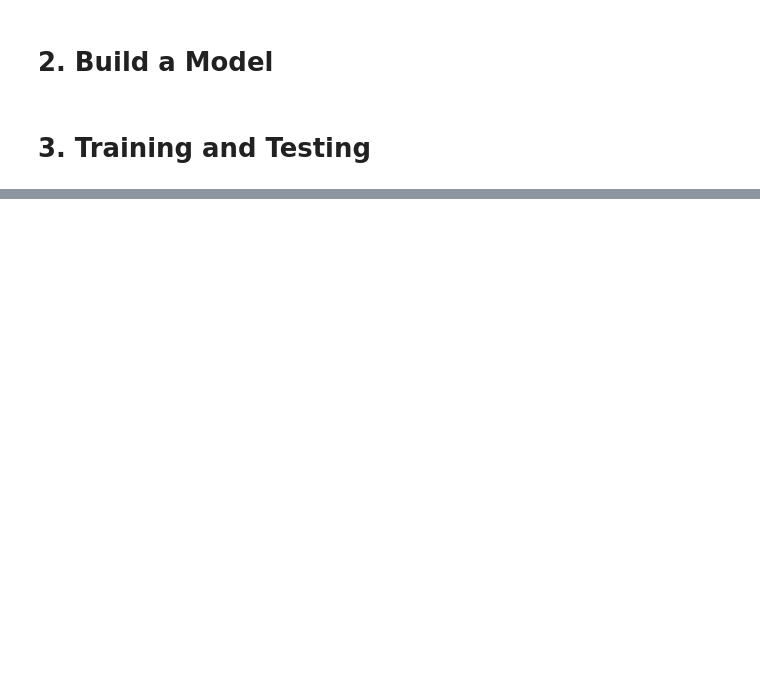
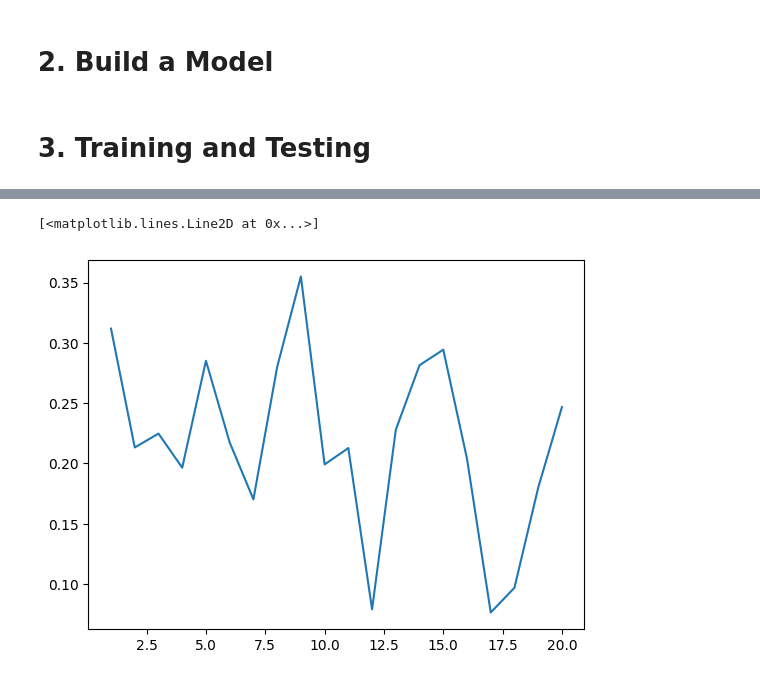
Before and after one commit to bekalud/Proj_4984, a Jupyter notebook: Project.ipynb, the cells around one changed output, grey strips where cells are left out. Cells and saved outputs as stored; diff of their text form; code cells hidden in the pictures; blank space fills up the shorter version.

```diff
--- a/Project.ipynb
+++ b/Project.ipynb
@@ -111,3 +130,8 @@ plt.plot(epoch, accuracy_output)
+# %%
+plt.plot(epoch, loss_array, label = "Loss")
+# %% [output]
+[<matplotlib.lines.Line2D at 0x...>]
+[figure, added]
 # %%
 print("Accuracy: ", round(accuracy_output[19], 2))
 # %% [output]
```
Also changed, not shown: parts of 6 cells of this notebook.
